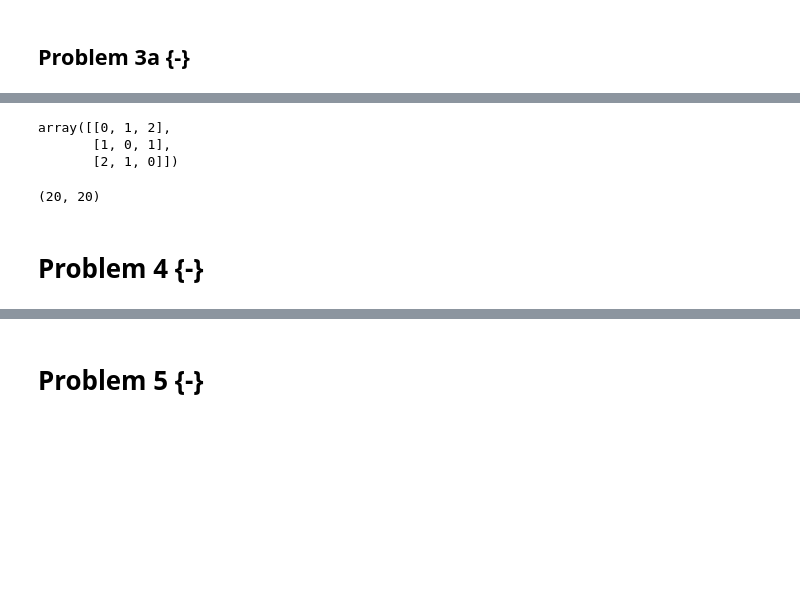
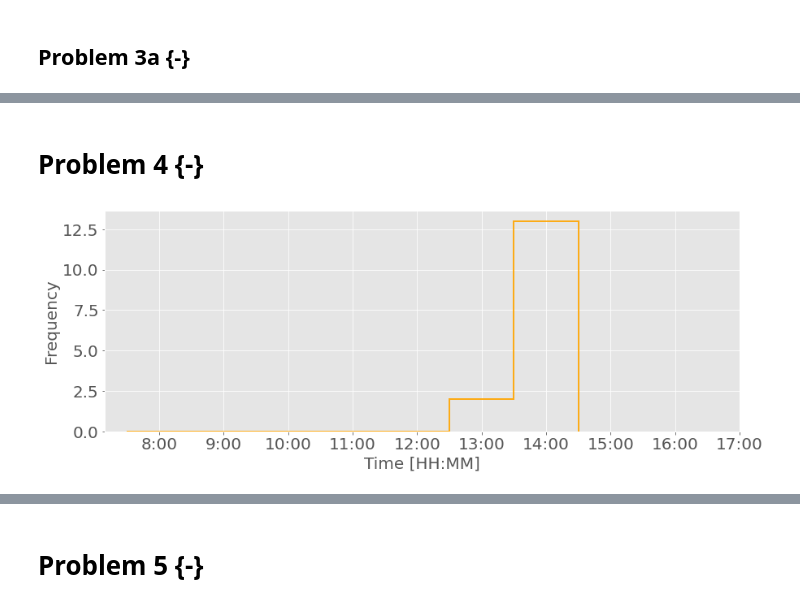
Before and after one commit to Kiril94/AMAS, a Jupyter notebook: Main_exam/AMAS_Exam_2021.ipynb, the cells around one changed output, grey strips where cells are left out. Cells and saved outputs as stored; diff of their text form; code cells hidden in the pictures; blank space fills up the shorter version.

```diff
--- a/Main_exam/AMAS_Exam_2021.ipynb
+++ b/Main_exam/AMAS_Exam_2021.ipynb
@@ -270,0 +321,11 @@ print(integral_iso)
+# %%
+Nexp = 2
+Start = np.array([3600, -2000])
+Start_all = np.repeat(Start[:,np.newaxis], Nexp, axis=1).T
+Distance_travelled = np.zeros(Nexp)
+Dist_from_origin = np.zeros(Nexp)
+for i in range(Nexp):
+    while (Dist_from_origin[i]<R) and (Distance_travelled[i]<10000):
+        Start_all[i,:] = Start_all[i,:] + ast.sample_spherical_uniform(1, 2).T
+        Dist_from_origin[i] = np.linalg.norm(Start_all[i,:])
+        Distance_travelled[i] += 1.
@@ -274,13 +353,0 @@ X0 = np.loadtxt(url , skiprows = 0)
-# %%
-a = np.arange(3)
-b = np.arange(3)
-aa, bb = np.meshgrid(a,b)
-np.abs((aa-bb))
-# %% [output]
-array([[0, 1, 2],
-       [1, 0, 1],
-       [2, 1, 0]])
-# %%
-measure_dist(X0)[0][0].shape
-# %% [output]
-(20, 20)
@@ -310,2 +354,33 @@ def update_masses():
 # %% [markdown]
 # Problem 4 {-}
+# %%
+Ndays = 500
+Asold = 5
+lam_lost = 23
+mu_A = 240
+sig_A = 10
+Nhours = 10
+Trading_time = []#np.empty(Ndays)
+A = np.zeros((Ndays, Nhours))
+#simulating is one choice, maybe better to look at the pdfs
+for i in range(Ndays):
+    A0 = 412
+    for j in range(Nhours):
+        A[i,j] = A0
+        p_exch = stats.norm.pdf(A0, loc = mu_A, scale = sig_A)
+        if p_exch>np.random.uniform():
+            Trading_time.append(j)
+            break
+        A0 -= (stats.poisson.rvs(lam_lost)+Asold)
+Trading_time = np.array(Trading_time)
+# %%
+bins = np.arange(-.5,Trading_time.max()+.5)#shift bins
+labels = ['8:00','9:00', '10:00', '11:00', '12:00', '13:00',
+          '14:00', '15:00', '16:00', '17:00','18:00']
+fd = vis.nice_histogram(np.array(Trading_time), bins,
+                        xlabel='Time [HH:MM]', figsize = (14,5))
+fd['ax'].set_xticklabels(labels)
+fd['ax'].set_xticks(np.arange(0,10))
+fd['fig']
+# %% [output]
+[figure, added]
```
Also changed, not shown: parts of 17 cells of this notebook.
